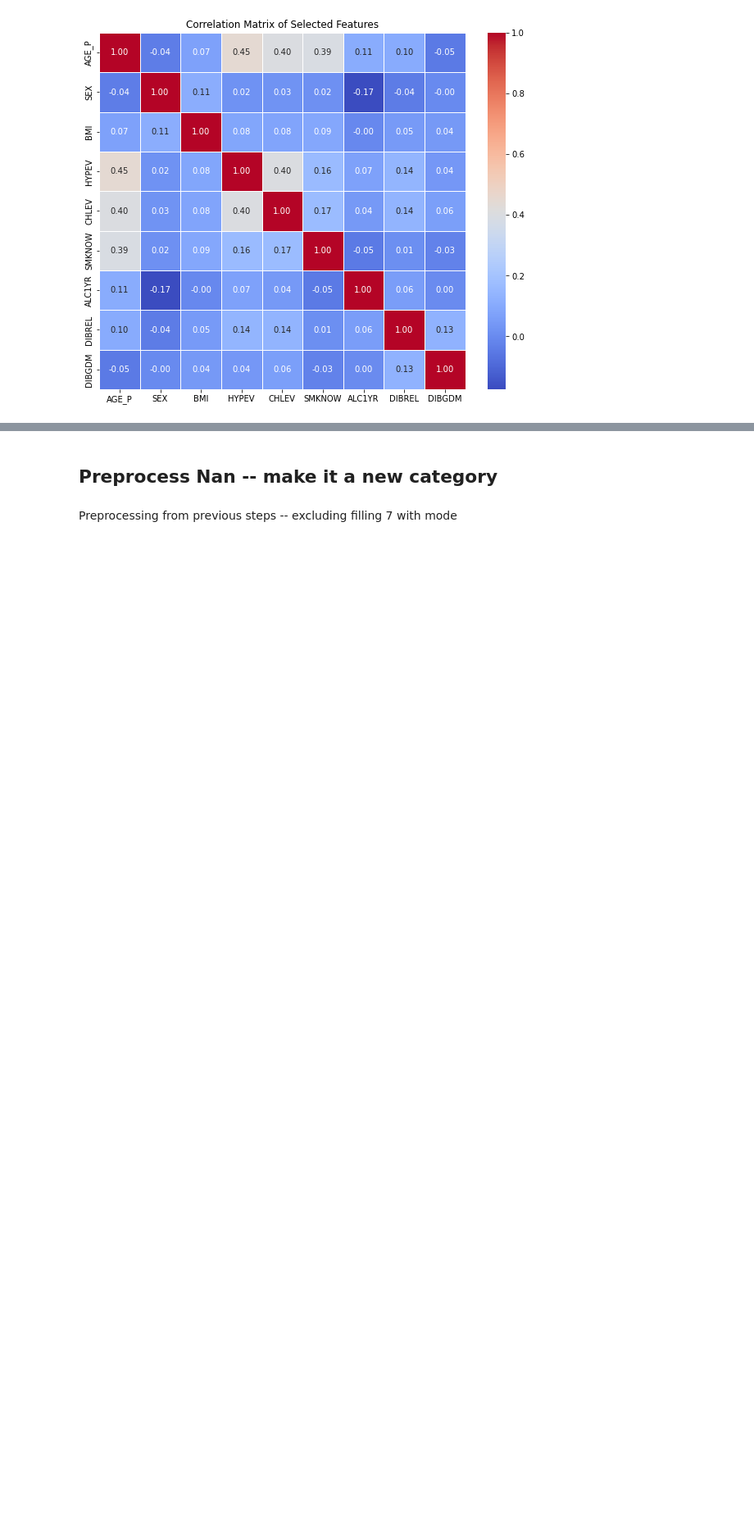
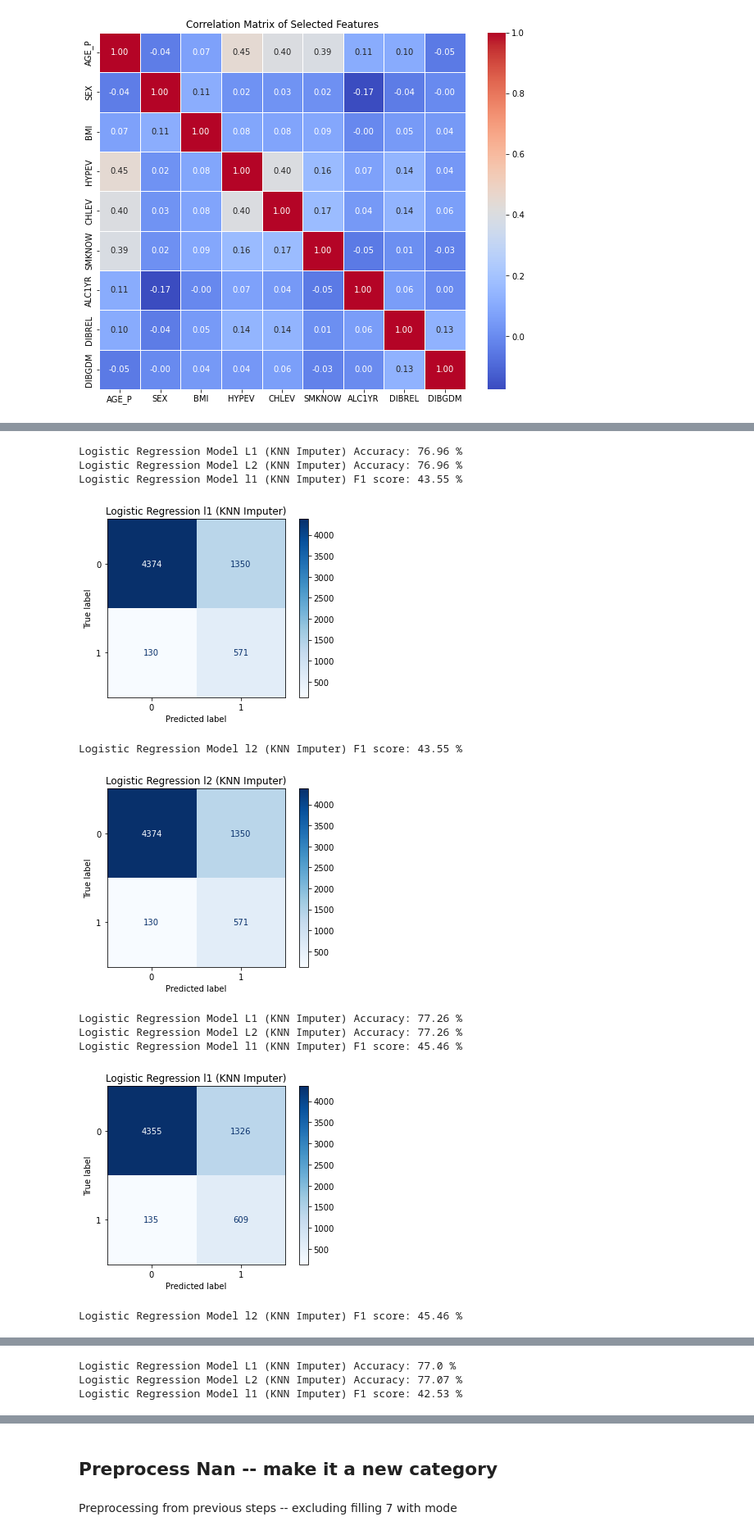
Before and after one commit to HLSL200/ORIE-5160-Midterm-Project, a Jupyter notebook: ORIE_5160_Midterm_Project.ipynb, the cells around one changed output, grey strips where cells are left out. Shown at 82% size. Cells and saved outputs as stored; diff of their text form; code cells hidden in the pictures; blank space fills up the shorter version.

```diff
--- a/ORIE_5160_Midterm_Project.ipynb
+++ b/ORIE_5160_Midterm_Project.ipynb
@@ -780,0 +836,14 @@ plt.show()
+# %%
+accuracy_list_l1, fscore_list_l1, accuracy_list_l2, fscore_list_l2 = cross_validation(X_scaled, y, t=70)
+# %% [output]
+Logistic Regression Model L1 (KNN Imputer) Accuracy: 76.96 %
+Logistic Regression Model L2 (KNN Imputer) Accuracy: 76.96 %
+Logistic Regression Model l1 (KNN Imputer) F1 score: 43.55 %
+[figure, added]
+Logistic Regression Model l2 (KNN Imputer) F1 score: 43.55 %
+[figure, added]
+Logistic Regression Model L1 (KNN Imputer) Accuracy: 77.26 %
+Logistic Regression Model L2 (KNN Imputer) Accuracy: 77.26 %
+Logistic Regression Model l1 (KNN Imputer) F1 score: 45.46 %
+[figure, added]
+Logistic Regression Model l2 (KNN Imputer) F1 score: 45.46 %
@@ -780,0 +851,3 @@ plt.show()
+Logistic Regression Model L1 (KNN Imputer) Accuracy: 77.0 %
+Logistic Regression Model L2 (KNN Imputer) Accuracy: 77.07 %
+Logistic Regression Model l1 (KNN Imputer) F1 score: 42.53 %
```
Also changed, not shown: parts of 15 cells of this notebook.
